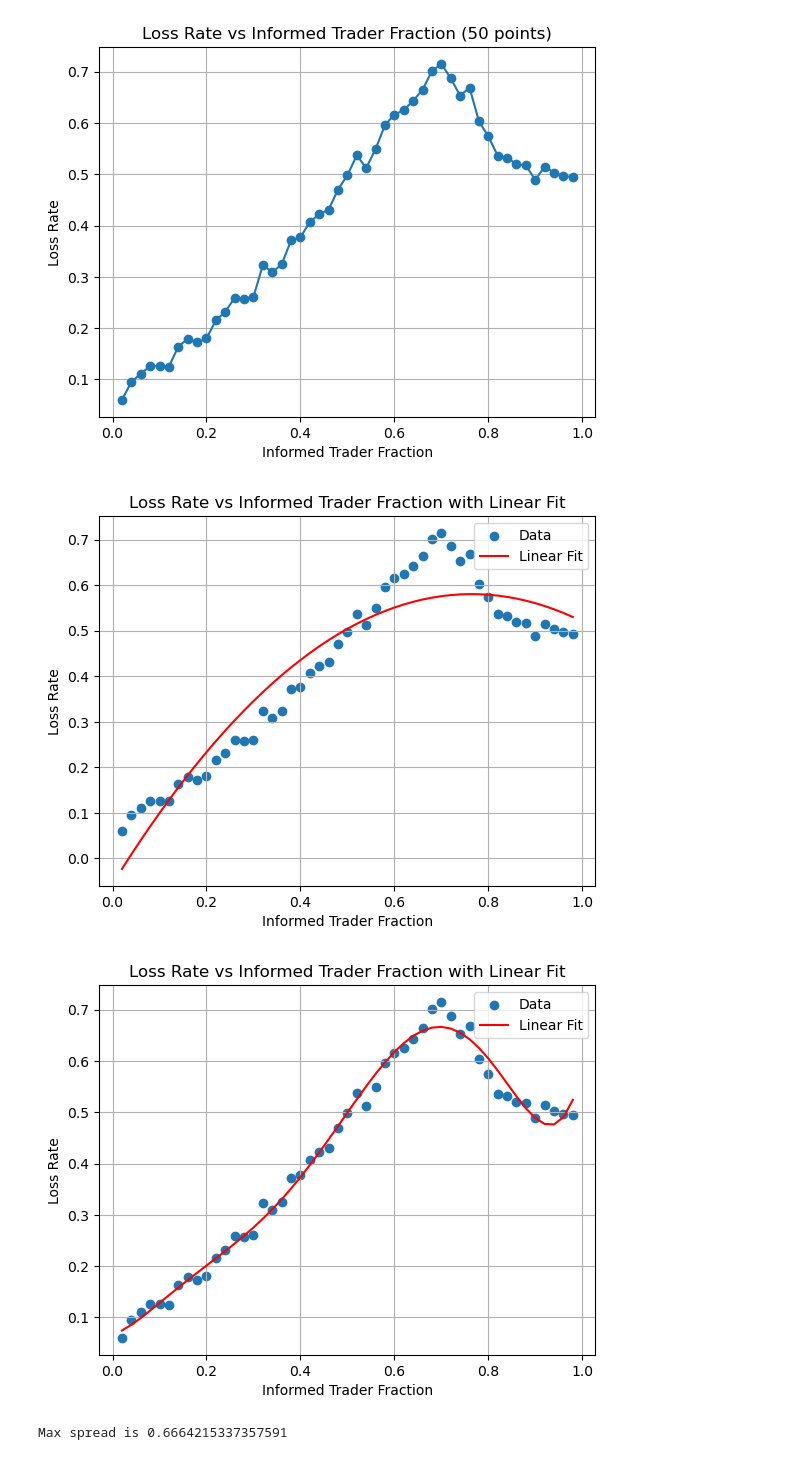
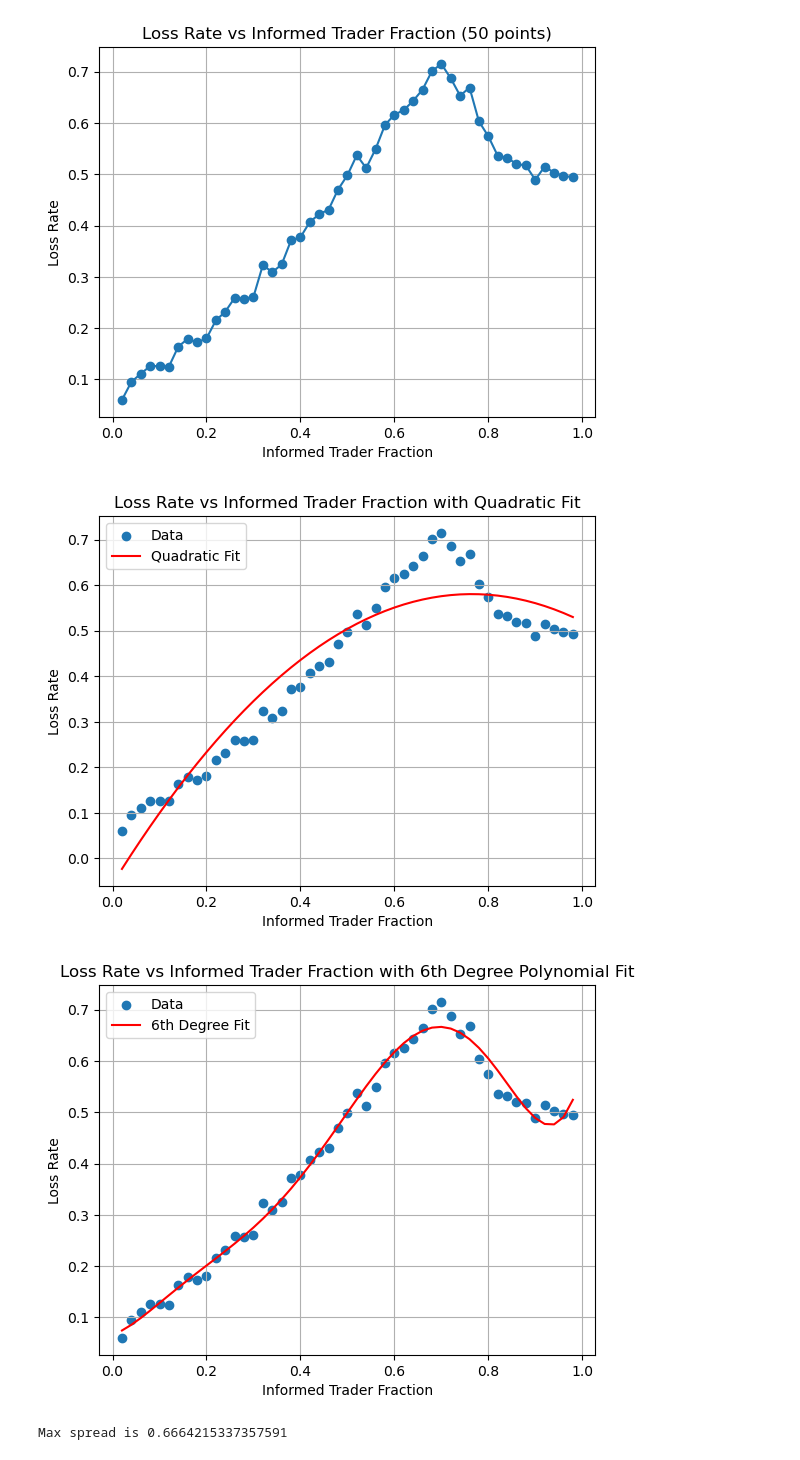
Before and after one commit to LukeWiles/Market-Model, a Jupyter notebook: InformationLoss.ipynb, the cells around one changed output. Saved outputs shown, nothing was run; the diff lists cells and outputs as text; code cells hidden in the pictures.

```diff
--- a/InformationLoss.ipynb
+++ b/InformationLoss.ipynb
@@ -210,29 +210,29 @@ information_steps = 1000
 InfosProfit, AvgTrades, InfosLossRates, PnlStdevs = info_market_maker(Information_fractions,seed=42,information_steps=information_steps)
 a,b,c = np.polyfit(Information_fractions, InfosLossRates, 2)
 plt.scatter(Information_fractions, InfosLossRates, marker='o', label='Data')
-plt.plot(Information_fractions, [a * x ** 2 + b * x + c for x in Information_fractions], color='red', label='Linear Fit')
-plt.title('Loss Rate vs Informed Trader Fraction with Linear Fit')
+plt.plot(Information_fractions, [a * x ** 2 + b * x + c for x in Information_fractions], color='red', label='Quadratic Fit')
+plt.title('Loss Rate vs Informed Trader Fraction with Quadratic Fit')
 plt.xlabel('Informed Trader Fraction')
 plt.ylabel('Loss Rate')
 plt.legend()
 plt.grid()
 plt.show()
 # %% [output]
-[figure, old version]
+[figure, new version]
 # %%
 #Not the most accurate, lets try a higher degree polynomial
 
 a,b,c,d,e,f,g = np.polyfit(Information_fractions, InfosLossRates, 6)
 plt.scatter(Information_fractions, InfosLossRates, marker='o', label='Data')
-plt.plot(Information_fractions, [a * x ** 6 + b * x ** 5 + c * x ** 4 + d * x ** 3 + e * x ** 2 + f * x + g for x in Information_fractions], color='red', label='Linear Fit')
-plt.title('Loss Rate vs Informed Trader Fraction with Linear Fit')
+plt.plot(Information_fractions, [a * x ** 6 + b * x ** 5 + c * x ** 4 + d * x ** 3 + e * x ** 2 + f * x + g for x in Information_fractions], color='red', label='6th Degree Fit')
+plt.title('Loss Rate vs Informed Trader Fraction with 6th Degree Polynomial Fit')
 plt.xlabel('Informed Trader Fraction')
 plt.ylabel('Loss Rate')
 plt.legend()
 plt.grid()
 plt.show()
 # %% [output]
-[figure, old version]
+[figure, new version]
 # %%
 #Let's try to find the local max of this relationship
 def h(x):
```
Also changed, not shown: parts of 3 cells of this notebook, 1 other file.
